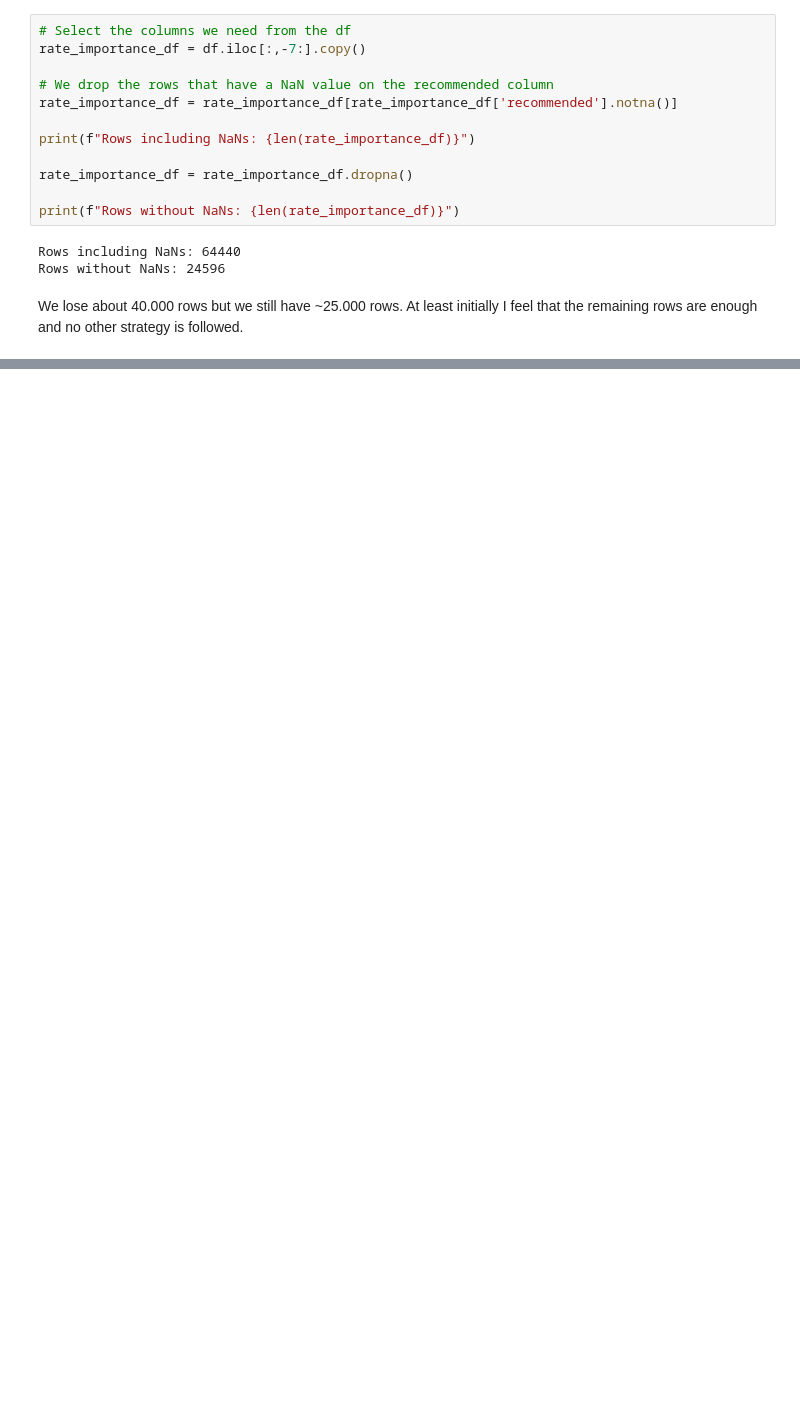
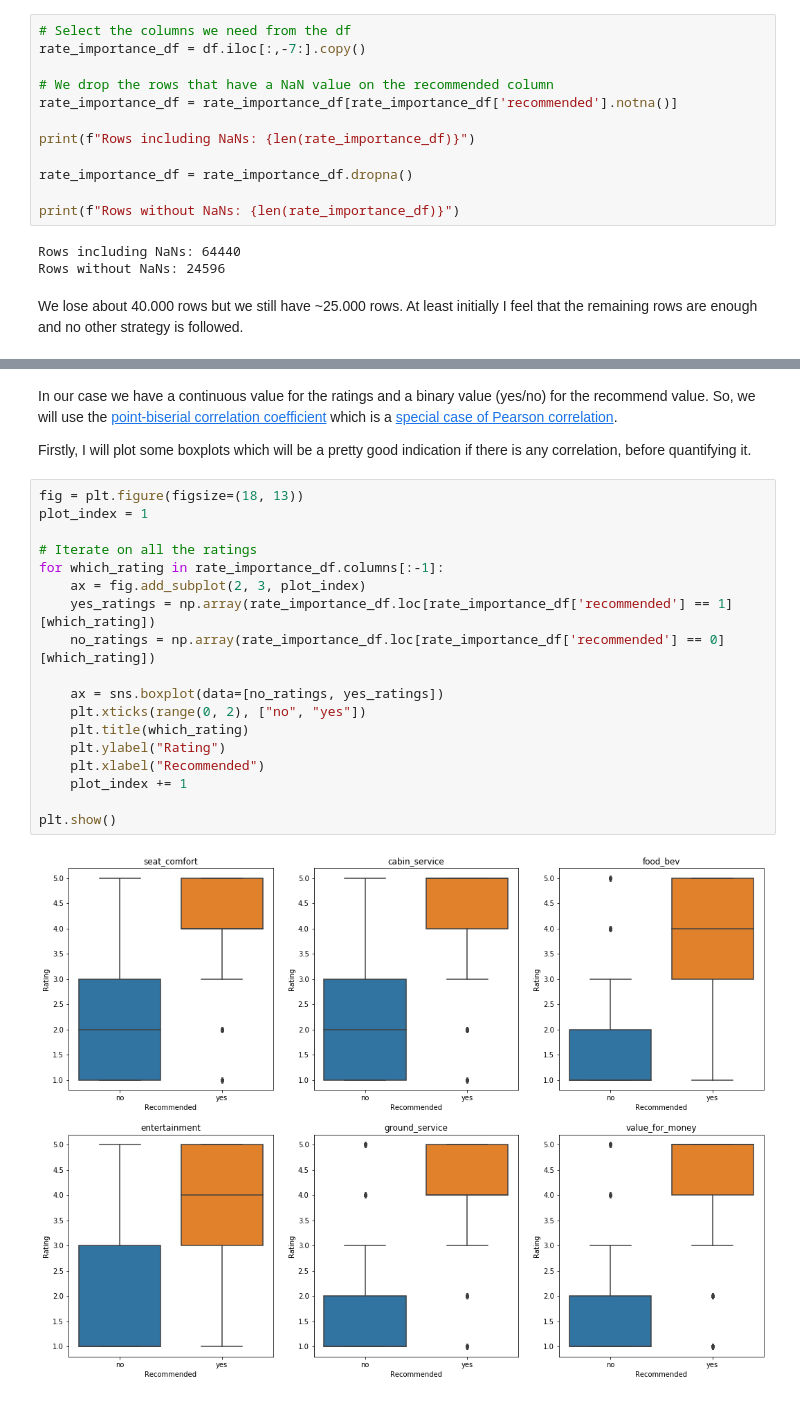
Before and after one commit to MikeXydas/Data-Bites, a Jupyter notebook: Airline_Reviews_Analysis.ipynb, the cells around one changed output, grey strips where cells are left out. Cells and saved outputs as stored; diff of their text form; blank space fills up the shorter version.

Commit message:
Added boxplots and calculated point-biserial correlation for the ratings.

```diff
--- a/Airline_Reviews_Analysis.ipynb
+++ b/Airline_Reviews_Analysis.ipynb
@@ -102,0 +91,24 @@ rate_importance_df.recommended = rate_importance_df.recommended.map(dict(yes=1,
+# %% [markdown]
+In our case we have a continuous value for the ratings and a binary value (yes/no) for the recommend value. So, we will use the [point-biserial correlation coefficient](https://en.wikipedia.org/wiki/Point-biserial_correlation_coefficient) which is a [special case of Pearson correlation](https://stats.stackexchange.com/a/105553).
+
+Firstly, I will plot some boxplots which will be a pretty good indication if there is any correlation, before quantifying it.
+# %%
+fig = plt.figure(figsize=(18, 13))
+plot_index = 1
+
+# Iterate on all the ratings
+for which_rating in rate_importance_df.columns[:-1]:
+    ax = fig.add_subplot(2, 3, plot_index)
+    yes_ratings = np.array(rate_importance_df.loc[rate_importance_df['recommended'] == 1][which_rating])
+    no_ratings = np.array(rate_importance_df.loc[rate_importance_df['recommended'] == 0][which_rating])
+
+    ax = sns.boxplot(data=[no_ratings, yes_ratings])
+    plt.xticks(range(0, 2), ["no", "yes"])
+    plt.title(which_rating)
+    plt.ylabel("Rating")
+    plt.xlabel("Recommended")
+    plot_index += 1
+
+plt.show()
+# %% [output]
+[figure, added]
```
Also changed, not shown: parts of 8 cells of this notebook, 1 other file.
